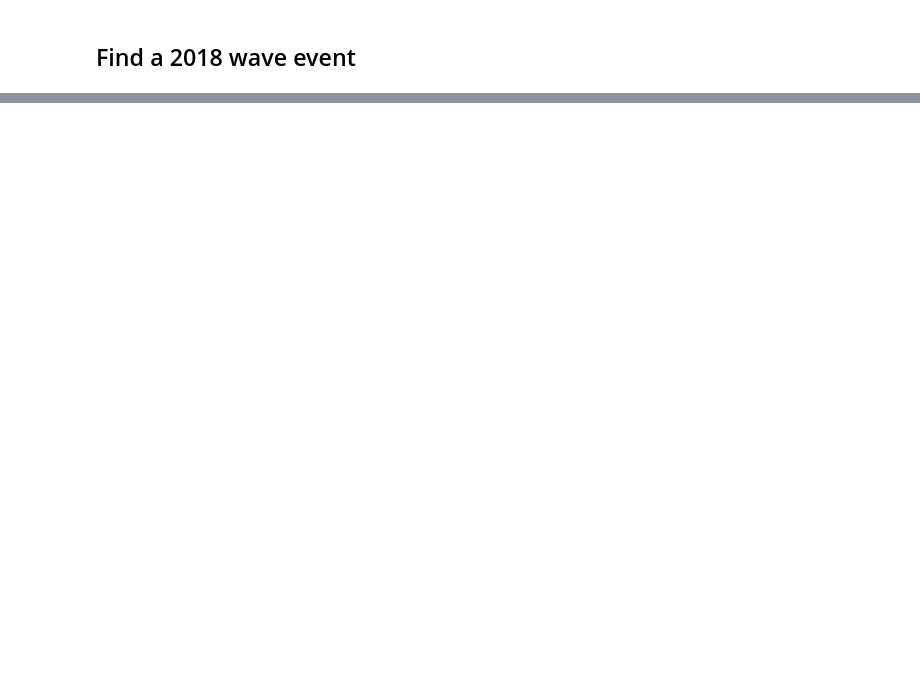
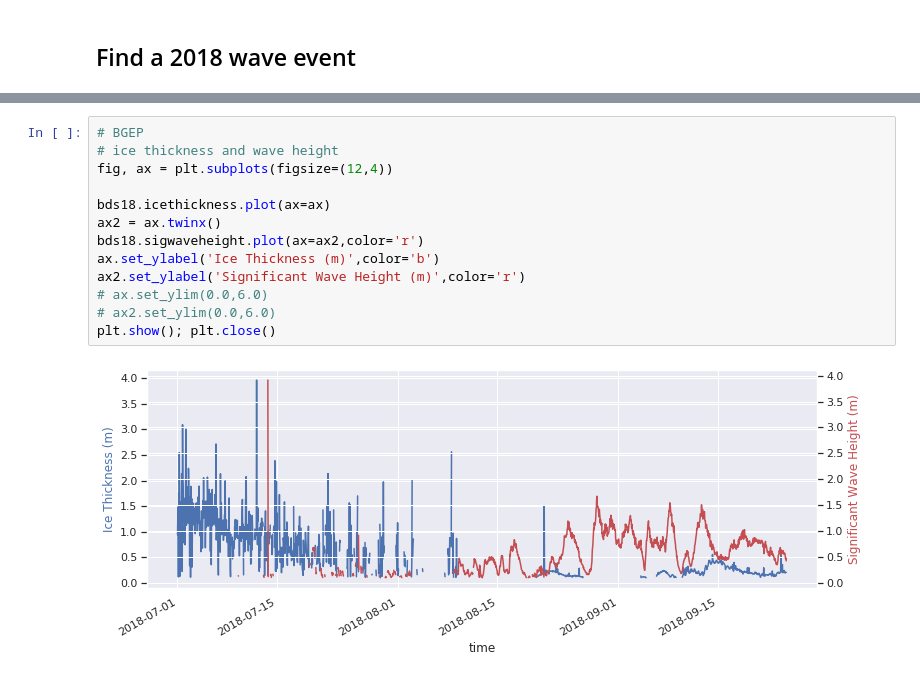
Before and after one commit to vtcooper/waveice, a Jupyter notebook: waveice_analysis.ipynb, the cells around one changed output, grey strips where cells are left out. Drawn from its saved outputs; the diff is of its cells as text; blank space fills up the shorter version.

```diff
--- a/waveice_analysis.ipynb
+++ b/waveice_analysis.ipynb
@@ -163,0 +211,15 @@ KeyError: 0
+# %%
+# BGEP
+# ice thickness and wave height
+fig, ax = plt.subplots(figsize=(12,4))
+
+bds18.icethickness.plot(ax=ax)
+ax2 = ax.twinx()
+bds18.sigwaveheight.plot(ax=ax2,color='r')
+ax.set_ylabel('Ice Thickness (m)',color='b')
+ax2.set_ylabel('Significant Wave Height (m)',color='r')
+# ax.set_ylim(0.0,6.0)
+# ax2.set_ylim(0.0,6.0)
+plt.show(); plt.close()
+# %% [output]
+[figure, added]
```
Also changed, not shown: parts of 54 cells of this notebook.
